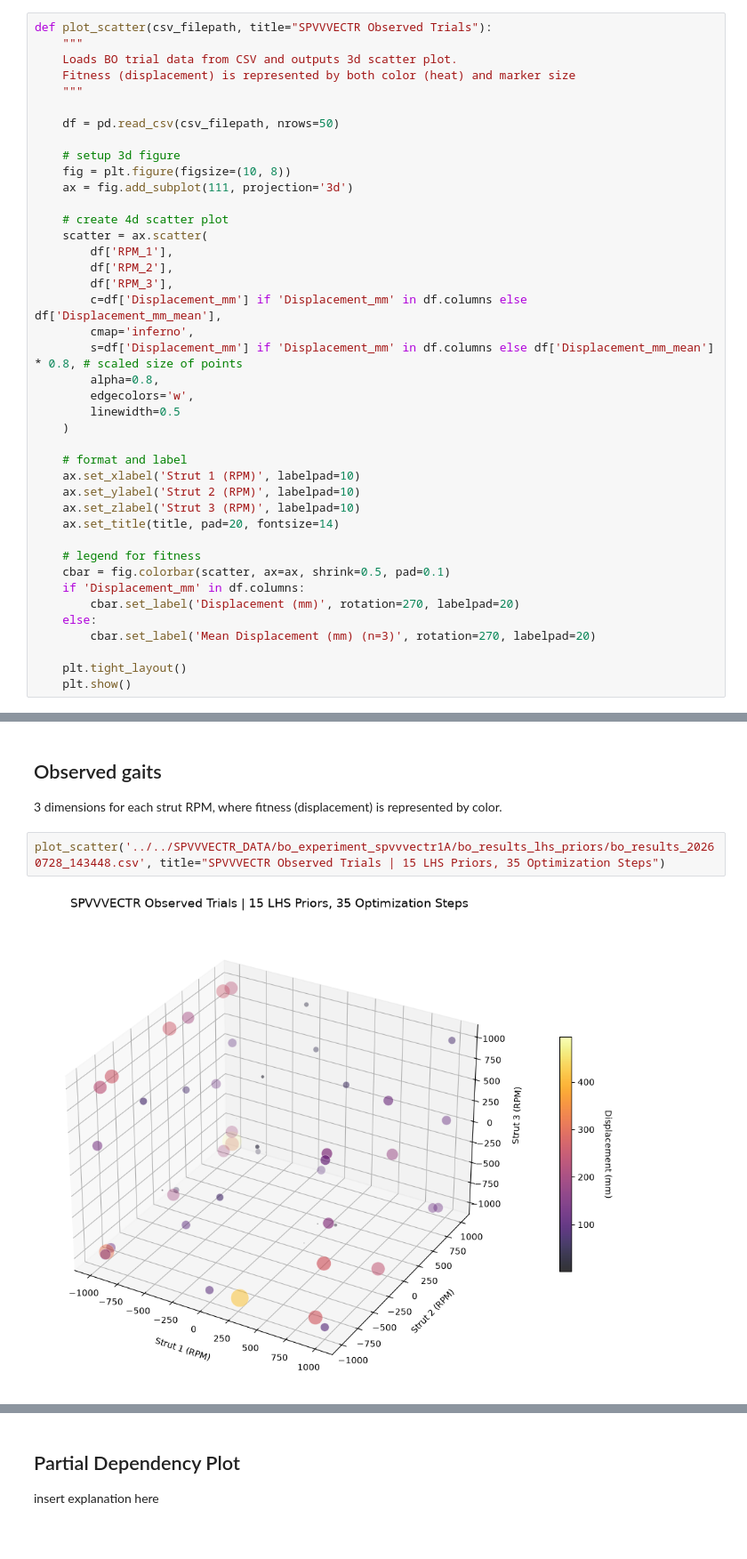
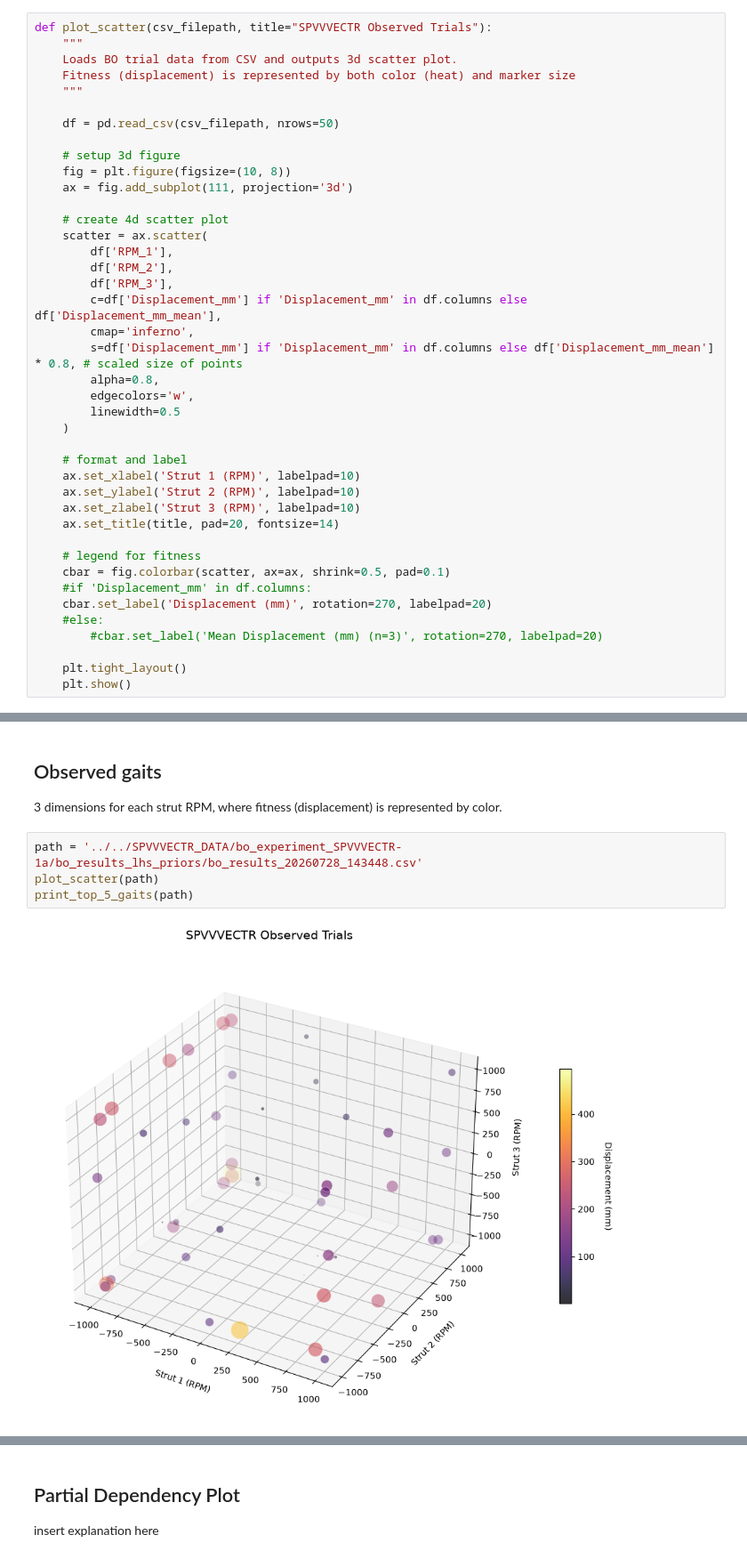
Before and after one commit to UnionEvoRobo/SPVVVECTR, a Jupyter notebook: Python-BT-Control/Better-BLE-Control/visualization_bo_skopt.ipynb, the cells around one changed output, grey strips where cells are left out. Shown at 89% size. Saved outputs shown, nothing was run; the diff lists cells and outputs as text.

```diff
--- a/Python-BT-Control/Better-BLE-Control/visualization_bo_skopt.ipynb
+++ b/Python-BT-Control/Better-BLE-Control/visualization_bo_skopt.ipynb
@@ -43,10 +43,10 @@ def plot_scatter(csv_filepath, title="SPVVVECTR Observed Trials"):
 
     # legend for fitness
     cbar = fig.colorbar(scatter, ax=ax, shrink=0.5, pad=0.1)
-    if 'Displacement_mm' in df.columns:
-        cbar.set_label('Displacement (mm)', rotation=270, labelpad=20)
-    else:
-        cbar.set_label('Mean Displacement (mm) (n=3)', rotation=270, labelpad=20)
+    #if 'Displacement_mm' in df.columns:
+    cbar.set_label('Displacement (mm)', rotation=270, labelpad=20)
+    #else:
+        #cbar.set_label('Mean Displacement (mm) (n=3)', rotation=270, labelpad=20)
 
     plt.tight_layout()
     plt.show()
@@ -187,6 +186,8 @@ plot_partial_dependence('../../SPVVVECTR_DATA/bo_experiment_spvvvectr1A/bo_resul
 ## Observed gaits
 3 dimensions for each strut RPM, where fitness (displacement) is represented by color.
 # %%
-plot_scatter('../../SPVVVECTR_DATA/bo_experiment_spvvvectr1A/bo_results_lhs_priors/bo_results_20260728_143448.csv', title="SPVVVECTR Observed Trials | 15 LHS Priors, 35 Optimization Steps")
+path = '../../SPVVVECTR_DATA/bo_experiment_SPVVVECTR-1a/bo_results_lhs_priors/bo_results_20260728_143448.csv'
+plot_scatter(path)
+print_top_5_gaits(path)
 # %% [output]
-[figure, old version]
+[figure, new version]
```
Also changed, not shown: parts of 16 cells of this notebook, 4 other files.
